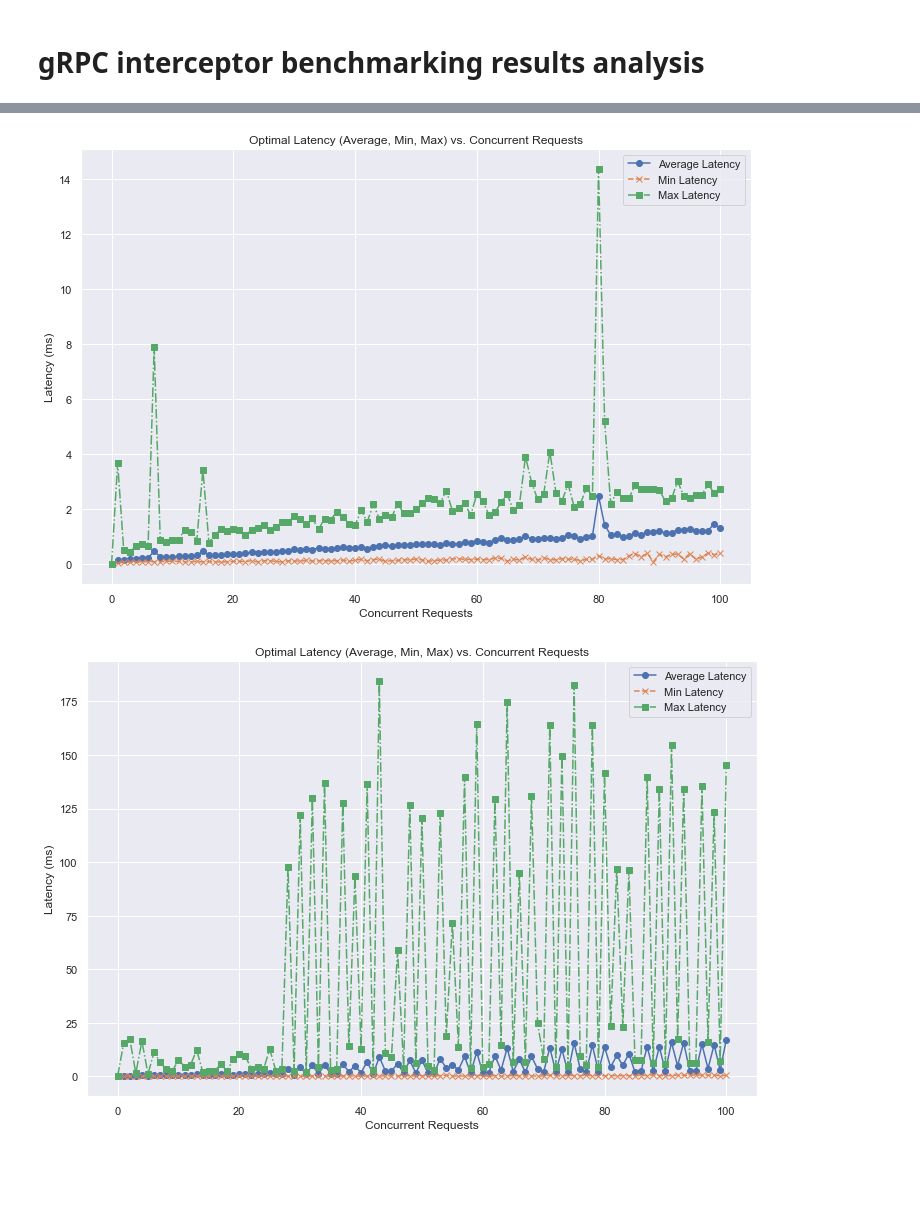
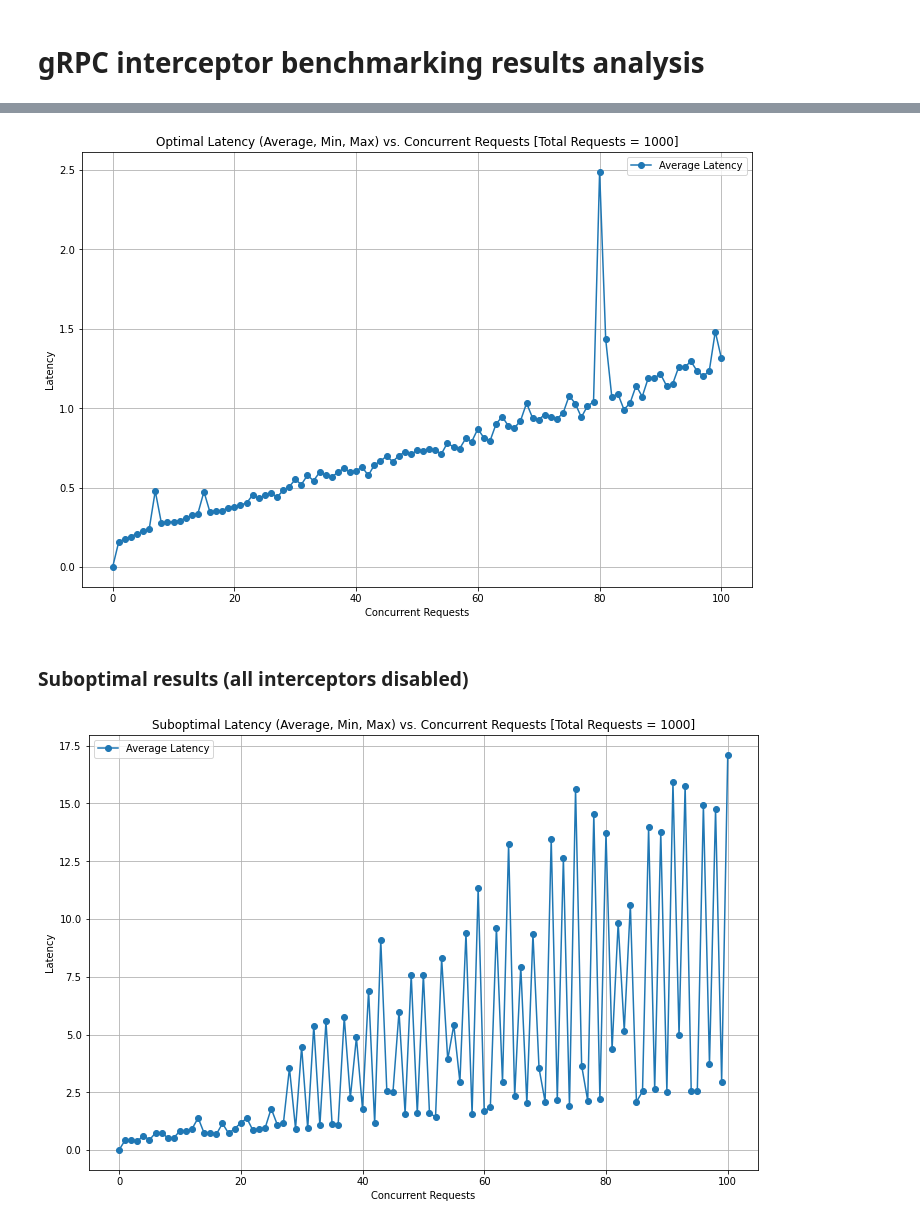
Before and after one commit to louisloechel/CloudServiceBenchmarking, a Jupyter notebook: analysis/plots.ipynb, the cells around one changed output, grey strips where cells are left out. Drawn from its saved outputs; the diff is of its cells as text; code cells hidden in the pictures; blank space fills up the shorter version.

Commit message:
feat: comparison plots

```diff
--- a/analysis/plots.ipynb
+++ b/analysis/plots.ipynb
@@ -17,0 +46,18 @@ Index(['Timestamp', 'Total Requests', 'Concurrent Requests', 'Average Latency',
+# %%
+data_suboptimal = pd.read_csv(suboptimal_path)
+# Function to convert latency values to milliseconds
+def convert_latency_to_ms(latency_str):
+    if 'ms' in latency_str:
+        return float(latency_str.replace('ms', '').strip())
+    elif 'µs' in latency_str:
+        return float(latency_str.replace('µs', '').strip()) / 1000
+    else:
+        return 0
+
+# Apply the function to Min and Max Latency columns
+data_suboptimal['Average Latency'] = data_suboptimal['Average Latency'].apply(convert_latency_to_ms)
+data_suboptimal['Max Latency'] = data_suboptimal['Max Latency'].apply(convert_latency_to_ms)
+data_suboptimal['Min Latency'] = data_suboptimal['Min Latency'].apply(convert_latency_to_ms)
+
+
+data.head(10)
@@ -18,66 +79,34 @@ Index(['Timestamp', 'Total Requests', 'Concurrent Requests', 'Average Latency',
 # %%
-# Function to convert latency values to milliseconds
-def convert_latency_to_ms(latency_str):
-    if 'ms' in latency_str:
-        return float(latency_str.replace('ms', '').strip())
-    elif 'µs' in latency_str:
-        return float(latency_str.replace('µs', '').strip()) / 1000
-    else:
-        return 0
-
-# Apply the function to Min and Max Latency columns
-data['Average Latency (ms)'] = data['Average Latency'].apply(convert_latency_to_ms)
-data['Max Latency (ms)'] = data['Max Latency'].apply(convert_latency_to_ms)
-data['Min Latency (ms)'] = data['Min Latency'].apply(convert_latency_to_ms)
-
-
-data.head(10)
-
 # Plotting Average, Min, and Max Latency
 plt.figure(figsize=(12, 8))
-plt.plot(data['Concurrent Requests'], data['Average Latency (ms)'], marker='o', label='Average Latency')
-plt.plot(data['Concurrent Requests'], data['Min Latency (ms)'], marker='x', linestyle='--', label='Min Latency')
-plt.plot(data['Concurrent Requests'], data['Max Latency (ms)'], marker='s', linestyle='-.', label='Max Latency')
+plt.plot(data['Concurrent Requests'], data['Average Latency'], marker='o', label='Average Latency')
+# plt.plot(data['Concurrent Requests'], data['Min Latency (ms)'], marker='x', linestyle='--', label='Min Latency')
+# plt.plot(data['Concurrent Requests'], data['Max Latency (ms)'], marker='s', linestyle='-.', label='Max Latency')
 
-plt.title('Optimal Latency (Average, Min, Max) vs. Concurrent Requests')
+plt.title('Optimal Latency (Average, Min, Max) vs. Concurrent Requests [Total Requests = ' + str(data["Total Requests"][1]) + ']')
 plt.xlabel('Concurrent Requests')
-plt.ylabel('Latency (ms)')
+plt.ylabel('Latency')
 plt.legend()
 plt.grid(True)
 plt.show()
 # %% [output]
-[figure, old version]
+[figure, new version]
+# %% [markdown]
+### Suboptimal results (all interceptors disabled)
 # %%
-# Function to convert latency values to milliseconds
-def convert_latency_to_ms(latency_str):
-    if 'ms' in latency_str:
-        return float(latency_str.replace('ms', '').strip())
-    elif 'µs' in latency_str:
-        return float(latency_str.replace('µs', '').strip()) / 1000
-    else:
-        return 0
-
-# Apply the function to Min and Max Latency columns
-data_suboptimal['Average Latency (ms)'] = data_suboptimal['Average Latency'].apply(convert_latency_to_ms)
-data_suboptimal['Max Latency (ms)'] = data_suboptimal['Max Latency'].apply(convert_latency_to_ms)
-data_suboptimal['Min Latency (ms)'] = data_suboptimal['Min Latency'].apply(convert_latency_to_ms)
-
-
-data.head(10)
-
 # Plotting Average, Min, and Max Latency
 plt.figure(figsize=(12, 8))
-plt.plot(data_suboptimal['Concurrent Requests'], data_suboptimal['Average Latency (ms)'], marker='o', label='Average Latency')
-plt.plot(data_suboptimal['Concurrent Requests'], data_suboptimal['Min Latency (ms)'], marker='x', linestyle='--', label='Min Latency')
-plt.plot(data_suboptimal['Concurrent Requests'], data_suboptimal['Max Latency (ms)'], marker='s', linestyle='-.', label='Max Latency')
+plt.plot(data_suboptimal['Concurrent Requests'], data_suboptimal['Average Latency'], marker='o', label='Average Latency')
+# plt.plot(data_suboptimal['Concurrent Requests'], data_suboptimal['Min Latency'], marker='x', linestyle='--', label='Min Latency')
+# plt.plot(data_suboptimal['Concurrent Requests'], data_suboptimal['Max Latency'], marker='s', linestyle='-.', label='Max Latency')
 
-plt.title('Optimal Latency (Average, Min, Max) vs. Concurrent Requests')
+plt.title('Suboptimal Latency (Average, Min, Max) vs. Concurrent Requests [Total Requests = ' + str(data_suboptimal["Total Requests"][1]) + ']')
 plt.xlabel('Concurrent Requests')
-plt.ylabel('Latency (ms)')
+plt.ylabel('Latency')
 plt.legend()
 plt.grid(True)
 plt.show()
 # %% [output]
-[figure, old version]
+[figure, new version]
 # %% [markdown]
 ## Combine optimal and suboptimal in one plot
```
Also changed, not shown: parts of 13 cells of this notebook.
